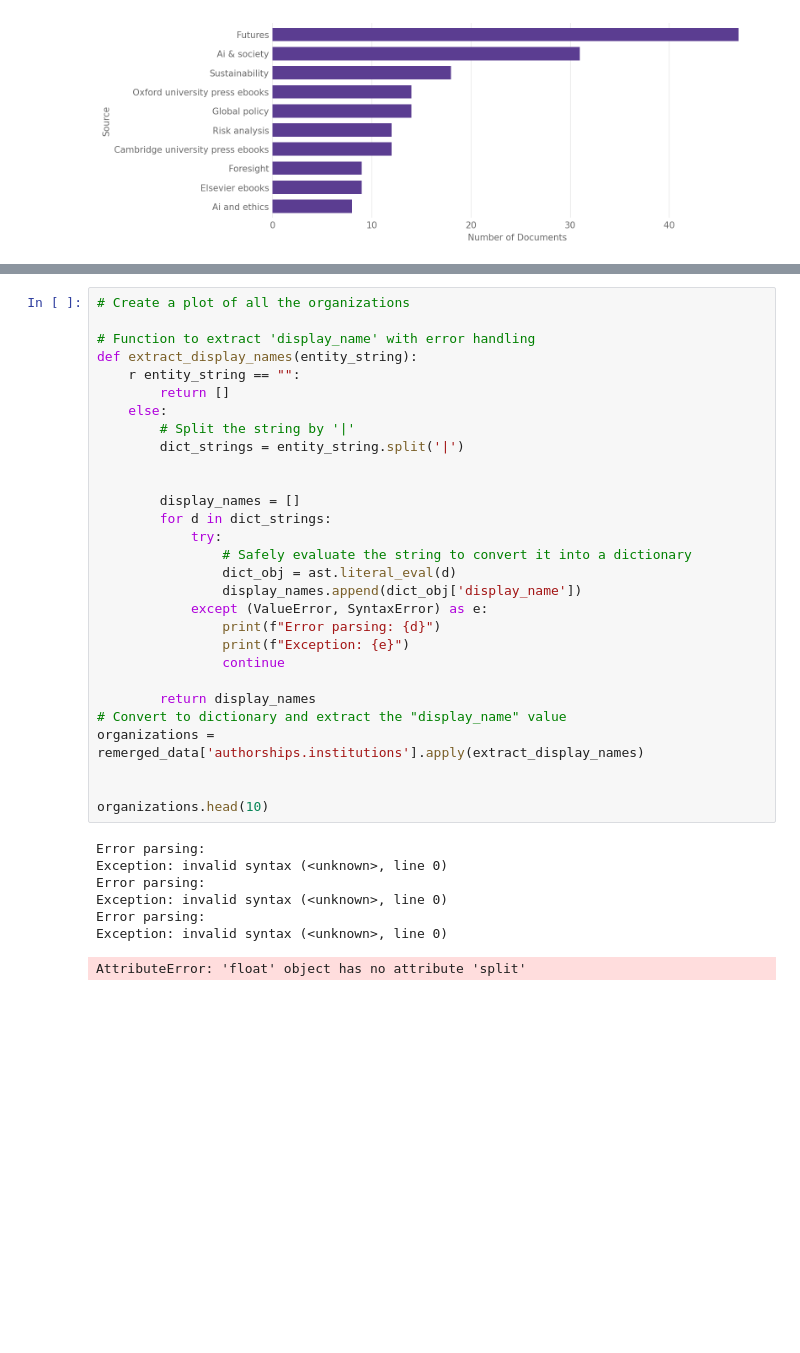
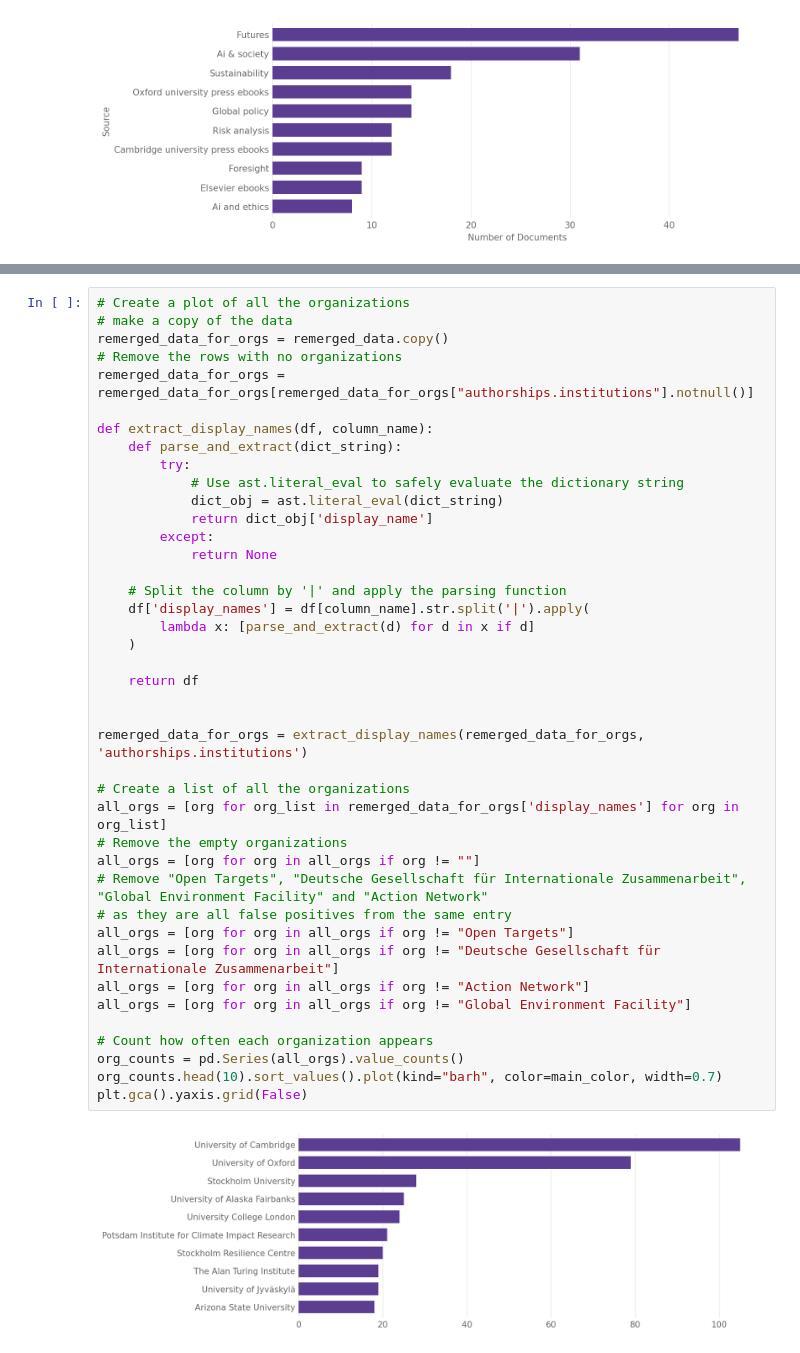
Before and after one commit to florianjehn/bibliometrics, a Jupyter notebook: scripts/overall_visualizations.ipynb, the cells around one changed output, grey strips where cells are left out. Drawn from its saved outputs; the diff is of its cells as text; blank space fills up the shorter version.

```diff
--- a/scripts/overall_visualizations.ipynb
+++ b/scripts/overall_visualizations.ipynb
@@ -232,37 +233,43 @@ Text(0, 0.5, 'Country')
-# %%
-# Create a plot of all the organizations
-
-# Function to extract 'display_name' with error handling
-def extract_display_names(entity_string):
-    r entity_string == "":
-        return []
-    else:
-        # Split the string by '|'
-        dict_strings = entity_string.split('|')
-
-
-        display_names = []
-        for d in dict_strings:
-            try:
-                # Safely evaluate the string to convert it into a dictionary
-                dict_obj = ast.literal_eval(d)
-                display_names.append(dict_obj['display_name'])
-            except (ValueError, SyntaxError) as e:
-                print(f"Error parsing: {d}")
-                print(f"Exception: {e}")
-                continue
-
-        return display_names
-# Convert to dictionary and extract the "display_name" value
-organizations = remerged_data['authorships.institutions'].apply(extract_display_names)
-
-
-organizations.head(10)
-# %% [output]
-Error parsing:
-Exception: invalid syntax (<unknown>, line 0)
-Error parsing:
-Exception: invalid syntax (<unknown>, line 0)
-Error parsing:
-Exception: invalid syntax (<unknown>, line 0)
-AttributeError: 'float' object has no attribute 'split'
+# %%
+# Create a plot of all the organizations
+# make a copy of the data
+remerged_data_for_orgs = remerged_data.copy()
+# Remove the rows with no organizations
+remerged_data_for_orgs = remerged_data_for_orgs[remerged_data_for_orgs["authorships.institutions"].notnull()]
+
+def extract_display_names(df, column_name):
+    def parse_and_extract(dict_string):
+        try:
+            # Use ast.literal_eval to safely evaluate the dictionary string
+            dict_obj = ast.literal_eval(dict_string)
+            return dict_obj['display_name']
+        except:
+            return None
+
+    # Split the column by '|' and apply the parsing function
+    df['display_names'] = df[column_name].str.split('|').apply(
+        lambda x: [parse_and_extract(d) for d in x if d]
+    )
+
+    return df
+
+
+remerged_data_for_orgs = extract_display_names(remerged_data_for_orgs, 'authorships.institutions')
+
+# Create a list of all the organizations
+all_orgs = [org for org_list in remerged_data_for_orgs['display_names'] for org in org_list]
+# Remove the empty organizations
+all_orgs = [org for org in all_orgs if org != ""]
+# Remove "Open Targets", "Deutsche Gesellschaft für Internationale Zusammenarbeit", "Global Environment Facility" and "Action Network"
+# as they are all false positives from the same entry
+all_orgs = [org for org in all_orgs if org != "Open Targets"]
+all_orgs = [org for org in all_orgs if org != "Deutsche Gesellschaft für Internationale Zusammenarbeit"]
+all_orgs = [org for org in all_orgs if org != "Action Network"]
+all_orgs = [org for org in all_orgs if org != "Global Environment Facility"]
+
+# Count how often each organization appears
+org_counts = pd.Series(all_orgs).value_counts()
+org_counts.head(10).sort_values().plot(kind="barh", color=main_color, width=0.7)
+plt.gca().yaxis.grid(False)
+# %% [output]
+[figure, added]
```
Also changed, not shown: parts of 2 cells of this notebook, 4 other files.
